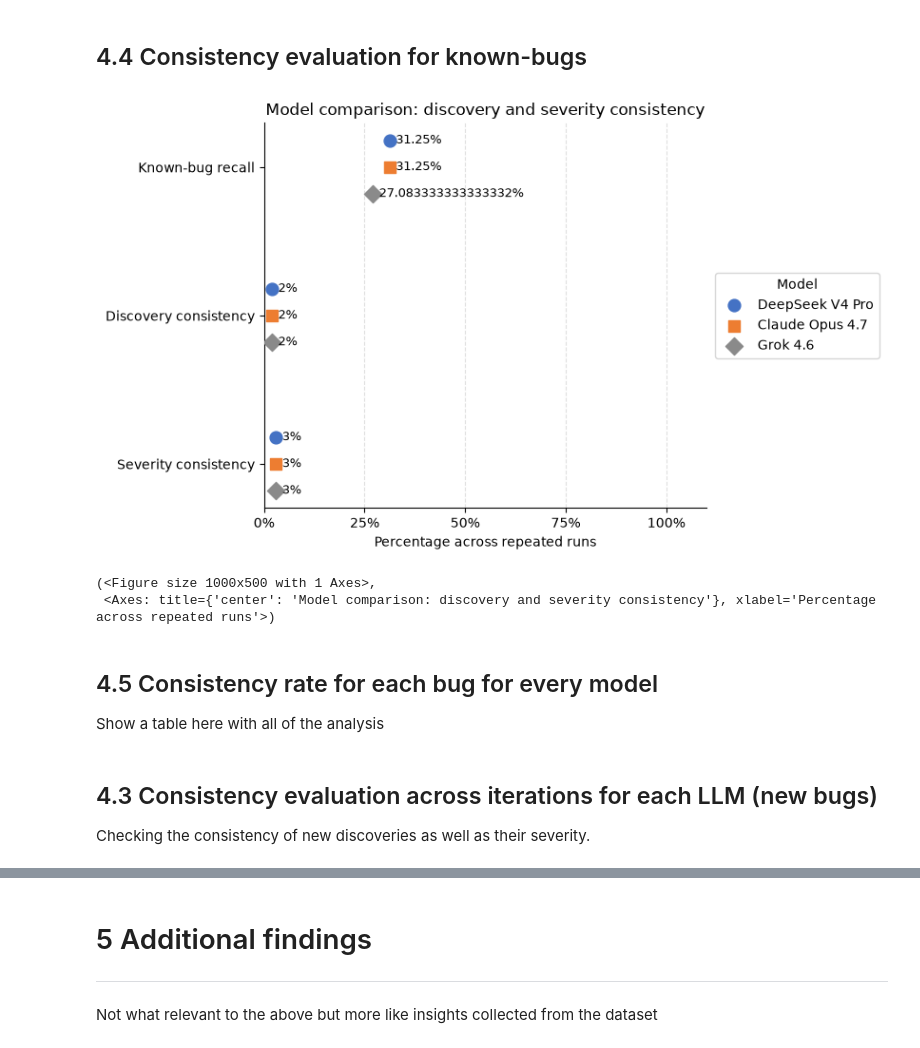
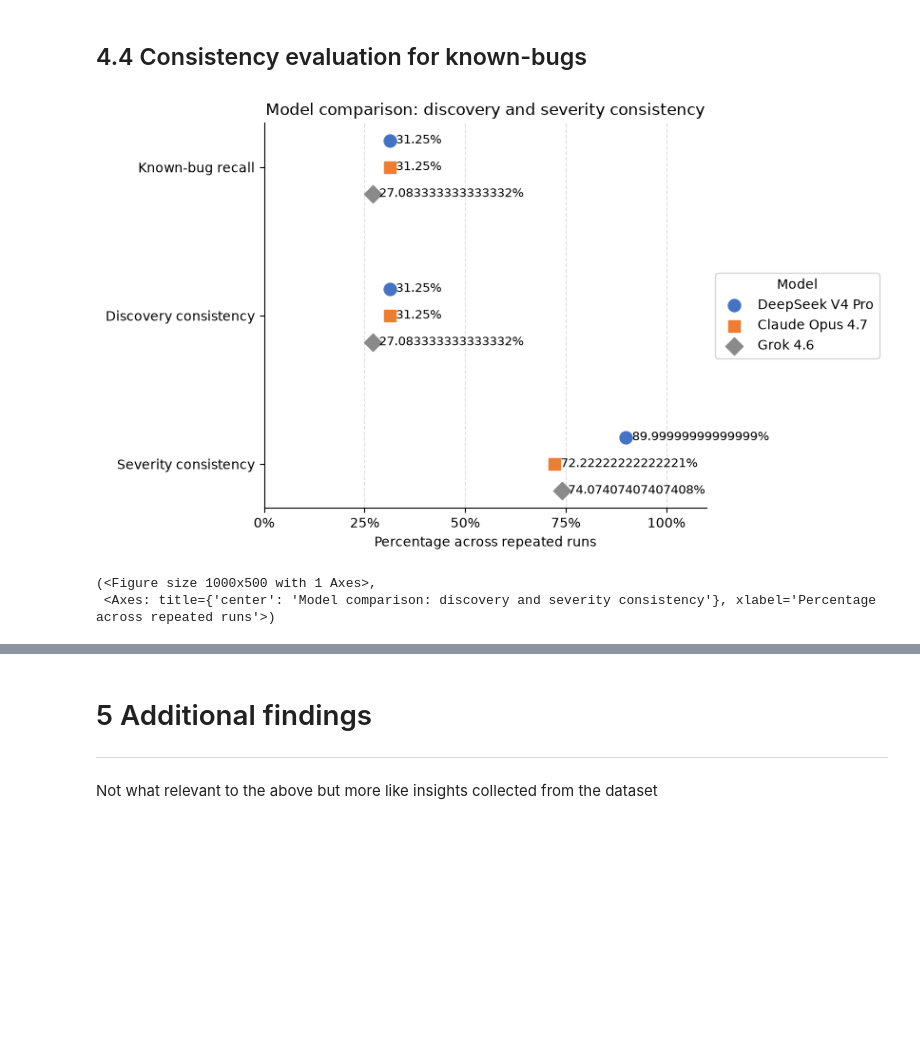
Before and after one commit to hackernese/OpenSec, a Jupyter notebook: results/Analysis.ipynb, the cells around one changed output, grey strips where cells are left out. Saved outputs shown, nothing was run; the diff lists cells and outputs as text; code cells hidden in the pictures; blank space fills up the shorter version.

Commit message:
new changes to graph functions and finished visualising

```diff
--- a/results/Analysis.ipynb
+++ b/results/Analysis.ipynb
@@ -689,11 +691,13 @@ Where \(B_m^{*}\) is the set of bugs found by model \(m\) in at least two runs.
 # %%
 # Duplicate the dataframe
-consistency = df_results[['Vulnerability ID', 'Vulnerabilities', 'Severity']].copy()
+consistency_known_df = df_results[['Vulnerability ID', 'Vulnerabilities', 'Severity']].copy()
 
 # Extract all of the rows where it belongs to each LLM
 claude_i = df_results.iloc[:, 4:7]    # Claude
 deepseek_i = df_results.iloc[:, 7:10] # DeepSeek
 grok_i = df_results.iloc[:, 10:13]    # Grok
+
+df_results
 
 # Calculate the consistency value
 iterations = 3
@@ -701,14 +705,14 @@ def sc_cal(llm_i):
     found_count = llm_i.notna().sum(axis=1)
     return llm_i.apply(lambda row: row.value_counts().max(), axis=1).div(found_count).mul(100).where(found_count >= 2)
 
-consistency["Claude DC(%)"] = df_results.iloc[:, 4:7].notna().sum(axis=1) / iterations * 100
-consistency['DeepSeek DC(%)'] = df_results.iloc[:, 7:10].notna().sum(axis=1) / iterations * 100
-consistency['Grok DC(%)'] = df_results.iloc[:, 10:13].notna().sum(axis=1) / iterations * 100
-consistency["Claude SC(%)"] = sc_cal(claude_i)
-consistency['DeepSeek SC(%)'] = sc_cal(deepseek_i)
-consistency['Grok SC(%)'] = sc_cal(grok_i)
+consistency_known_df["Claude DC(%)"] = claude_i.notna().sum(axis=1) / iterations * 100
+consistency_known_df['DeepSeek DC(%)'] = deepseek_i.notna().sum(axis=1) / iterations * 100
+consistency_known_df['Grok DC(%)'] = grok_i.notna().sum(axis=1) / iterations * 100
+consistency_known_df["Claude SC(%)"] = sc_cal(claude_i)
+consistency_known_df['DeepSeek SC(%)'] = sc_cal(deepseek_i)
+consistency_known_df['Grok SC(%)'] = sc_cal(grok_i)
 
-consistency.head()
+consistency_known_df.head()
 # %% [output]
 |  | Vulnerability ID | Vulnerabilities | Severity | Claude DC(%) | DeepSeek DC(%) | Grok DC(%) | Claude SC(%) | ... |
 | 0 | 1 | /api/admin/login error-based SQLi | high | 0.000000 | 0.0 | 0.0 | NaN | ... |
@@ -739,50 +725,33 @@ df_new_bugs
 # %%
 # Analyse the raw results
 iterations = 3
 
-# Calculating overall consistency for known-bug recall
+# # Calculating overall consistency for known-bug recall
 opportunities = df_results['Severity'].count() * iterations
 claude_kb = ((df_results['Claude Opus 4.7 I1'].count()+ df_results['Claude Opus 4.7 I2'].count()+df_results['Claude Opus 4.7 I3'].count() ) / opportunities) * 100
 deepseek_kb = ((df_results['DeepSeek V4 Pro I1'].count()+ df_results['DeepSeek V4 Pro I2'].count()+df_results['DeepSeek V4 Pro I3'].count() ) / opportunities) * 100
 grok_kb = ((df_results['Grok 4.6 I1'].count()+ df_results['Grok 4.6 I2'].count()+df_results['Grok 4.6 I3'].count() ) / opportunities) * 100
 
-# Calculating discovery consistency
-bug_discovery_consistency = {
-    f"{bugID}":{"claude":0, "deepseek":0, "grok":0} for bugID in list(df_results["Vulnerability ID"])
-}
-
-# Calculating severity consistency
-consistency_known_bugs = (
-    [deepseek_kb,2,3], # DeepSeek
-    [claude_kb,2,3], # Claude
-    [grok_kb,2,3] # Grok
-)
 metrics = {
     "Known-bug recall": {
         "DeepSeek V4 Pro": deepseek_kb,
         "Claude Opus 4.7": claude_kb,
         "Grok 4.6": grok_kb,
     },
     "Discovery consistency": {
-        "DeepSeek V4 Pro": consistency_known_bugs[0][1],
-        "Claude Opus 4.7": consistency_known_bugs[1][1],
-        "Grok 4.6": consistency_known_bugs[2][1],
+        "DeepSeek V4 Pro": consistency_known_df['DeepSeek DC(%)'].sum() / consistency_known_df['DeepSeek DC(%)'].count(),
+        "Claude Opus 4.7": consistency_known_df['Claude DC(%)'].sum() / consistency_known_df['Claude DC(%)'].count(),
+        "Grok 4.6": consistency_known_df['Grok DC(%)'].sum() / consistency_known_df['Grok DC(%)'].count(),
     },
     "Severity consistency": {
-        "DeepSeek V4 Pro": consistency_known_bugs[0][2],
-        "Claude Opus 4.7": consistency_known_bugs[1][2],
-        "Grok 4.6": consistency_known_bugs[2][2],
+        "DeepSeek V4 Pro": consistency_known_df['DeepSeek SC(%)'].sum() / consistency_known_df['DeepSeek SC(%)'].count(),
+        "Claude Opus 4.7": consistency_known_df['Claude SC(%)'].sum() / consistency_known_df['Claude SC(%)'].count(),
+        "Grok 4.6": consistency_known_df['Grok SC(%)'].sum() / consistency_known_df['Grok SC(%)'].count(),
     },
 }
 
 plot_model_summary(metrics)
 # %% [output]
-[figure, old version]
+[figure, new version]
 (<Figure size 1000x500 with 1 Axes>,
  <Axes: title={'center': 'Model comparison: discovery and severity consistency'}, xlabel='Percentage across repeated runs'>)
-# %% [markdown]
-## 4.5 Consistency rate for each bug for every model
-Show a table here with all of the analysis
-# %% [markdown]
-## 4.3 Consistency evaluation across iterations for each LLM (new bugs)
-Checking the consistency of new discoveries as well as their severity.
```
Also changed, not shown: parts of 6 cells of this notebook, 1 other file.
